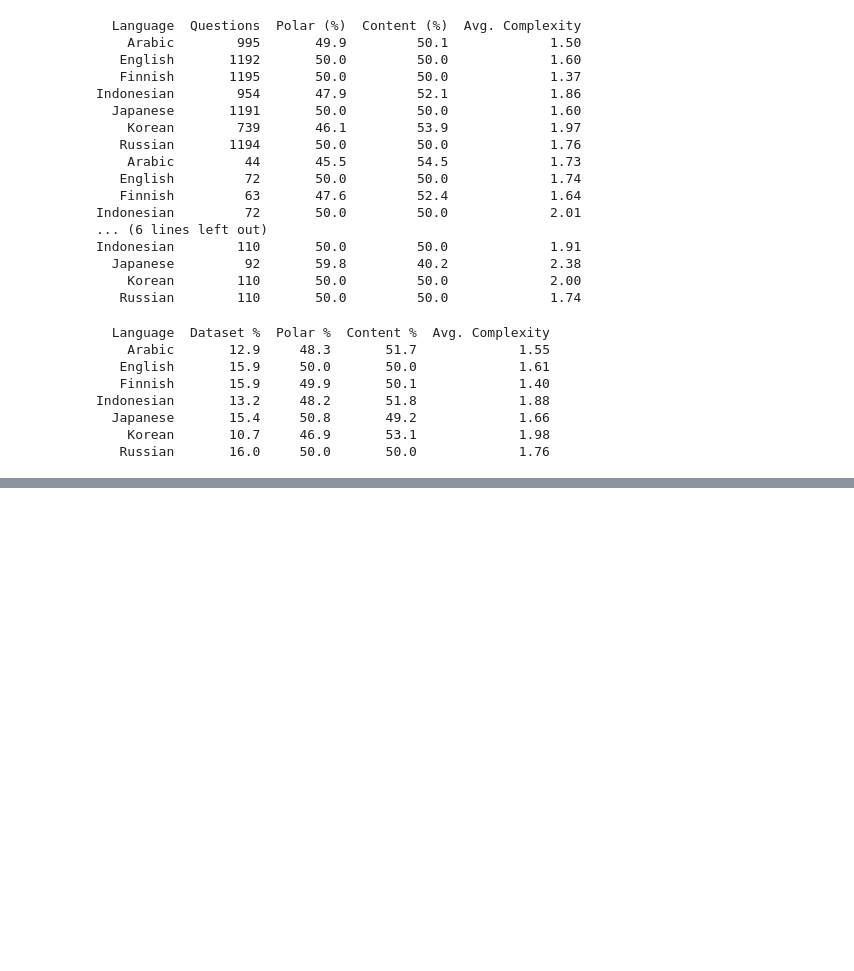
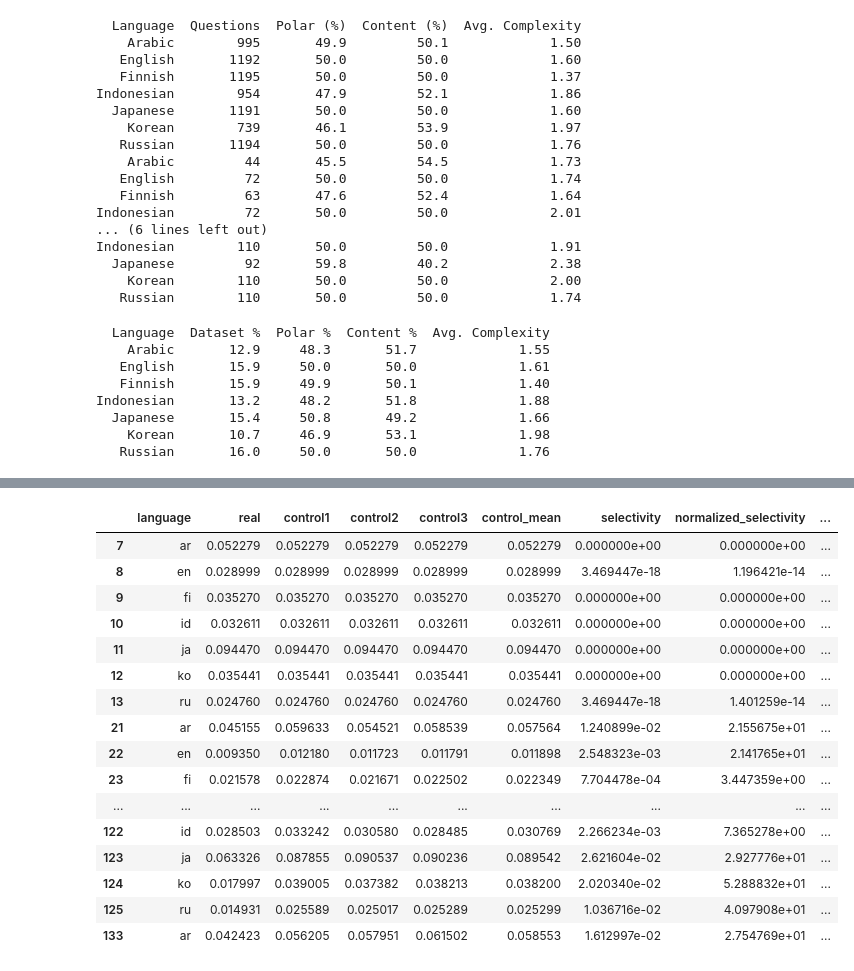
Before and after one commit to rokokot/qtype-eval, a Jupyter notebook: visualization/notebooks/result_visualization.ipynb, the cells around one changed output, grey strips where cells are left out. Drawn from its saved outputs; the diff is of its cells as text; code cells hidden in the pictures; blank space fills up the shorter version.

```diff
--- a/visualization/notebooks/result_visualization.ipynb
+++ b/visualization/notebooks/result_visualization.ipynb
@@ -122,3 +122,7 @@ Indonesian       13.2     48.2       51.8             1.88
   Japanese       15.4     50.8       49.2             1.66
     Korean       10.7     46.9       53.1             1.98
    Russian       16.0     50.0       50.0             1.76
+# %%
+original_df = pd.read_csv("/home/robin/Research/qtype-eval/visualization/base_csv_files/original_base.csv")
+probe_df = pd.read_csv("/home/robin/Research/qtype-eval/visualization/base_csv_files/probe_base.csv")
+finetune_df = pd.read_csv("/home/robin/Research/qtype-eval/visualization/base_csv_files/finetune_base.csv")
@@ -124,0 +281,20 @@ Indonesian       13.2     48.2       51.8             1.88
+# %%
+original_filtered.head(50)
+# %% [output]
+|  | language | real | control1 | control2 | control3 | control_mean | selectivity | normalized_selectivity | ... |
+| 7 | ar | 0.052279 | 0.052279 | 0.052279 | 0.052279 | 0.052279 | 0.000000e+00 | 0.000000e+00 | ... |
+| 8 | en | 0.028999 | 0.028999 | 0.028999 | 0.028999 | 0.028999 | 3.469447e-18 | 1.196421e-14 | ... |
+| 9 | fi | 0.035270 | 0.035270 | 0.035270 | 0.035270 | 0.035270 | 0.000000e+00 | 0.000000e+00 | ... |
+| 10 | id | 0.032611 | 0.032611 | 0.032611 | 0.032611 | 0.032611 | 0.000000e+00 | 0.000000e+00 | ... |
+| 11 | ja | 0.094470 | 0.094470 | 0.094470 | 0.094470 | 0.094470 | 0.000000e+00 | 0.000000e+00 | ... |
+| 12 | ko | 0.035441 | 0.035441 | 0.035441 | 0.035441 | 0.035441 | 0.000000e+00 | 0.000000e+00 | ... |
+| 13 | ru | 0.024760 | 0.024760 | 0.024760 | 0.024760 | 0.024760 | 3.469447e-18 | 1.401259e-14 | ... |
+| 21 | ar | 0.045155 | 0.059633 | 0.054521 | 0.058539 | 0.057564 | 1.240899e-02 | 2.155675e+01 | ... |
+| 22 | en | 0.009350 | 0.012180 | 0.011723 | 0.011791 | 0.011898 | 2.548323e-03 | 2.141765e+01 | ... |
+| 23 | fi | 0.021578 | 0.022874 | 0.021671 | 0.022502 | 0.022349 | 7.704478e-04 | 3.447359e+00 | ... |
+| ... | ... | ... | ... | ... | ... | ... | ... | ... | ... |
+| 122 | id | 0.028503 | 0.033242 | 0.030580 | 0.028485 | 0.030769 | 2.266234e-03 | 7.365278e+00 | ... |
+| 123 | ja | 0.063326 | 0.087855 | 0.090537 | 0.090236 | 0.089542 | 2.621604e-02 | 2.927776e+01 | ... |
+| 124 | ko | 0.017997 | 0.039005 | 0.037382 | 0.038213 | 0.038200 | 2.020340e-02 | 5.288832e+01 | ... |
+| 125 | ru | 0.014931 | 0.025589 | 0.025017 | 0.025289 | 0.025299 | 1.036716e-02 | 4.097908e+01 | ... |
+| 133 | ar | 0.042423 | 0.056205 | 0.057951 | 0.061502 | 0.058553 | 1.612997e-02 | 2.754769e+01 | ... |
```
Also changed, not shown: parts of 14 cells of this notebook, 6 other files.
